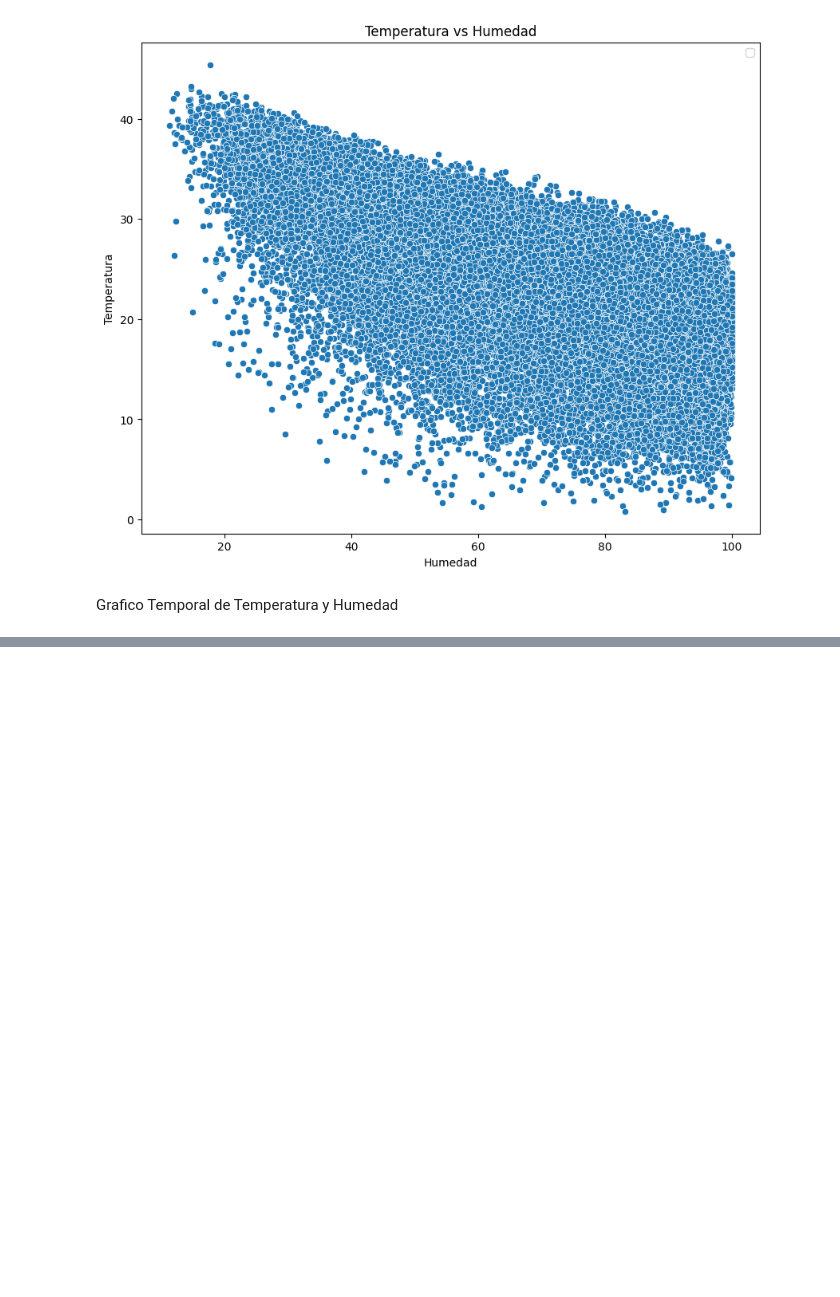
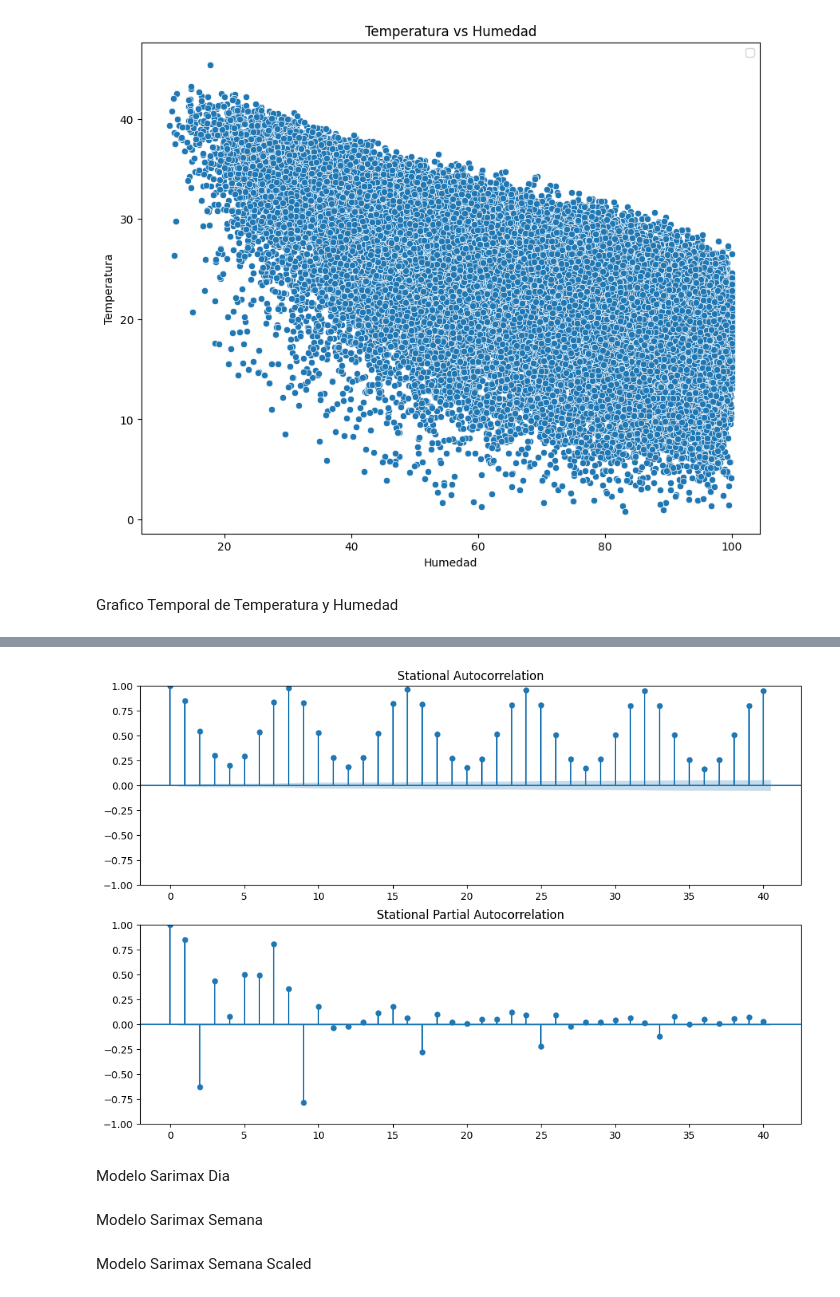
Before and after one commit to MauricioGaleano017/1erParcialIA_Fiuna, a Jupyter notebook: TPIATemperatura.ipynb, the cells around one changed output, grey strips where cells are left out. Drawn from its saved outputs; the diff is of its cells as text; code cells hidden in the pictures; blank space fills up the shorter version.

```diff
--- a/TPIATemperatura.ipynb
+++ b/TPIATemperatura.ipynb
@@ -21,7 +32,7 @@ import itertools
 # %% [markdown]
 Importacion del Archivo CSV
 # %%
-Data=pd.read_csv(r'/content/drive/MyDrive/Temp_Asu20092021.csv')
+Data=pd.read_csv(r'/content/Temp_Asu20092021.csv')
 
 Data['Fecha'] = pd.to_datetime(Data['Fecha'])
 
@@ -184,0 +208,12 @@ pred_arima_dynamic_false = results_arima_dynamic_false.predict(start='2020-01-01
+# %%
+fig, (ax1, ax2) = plt.subplots(2, 1, figsize=(12, 8))
+sm.graphics.tsa.plot_acf(result.seasonal, lags=40, ax=ax1)
+ax1.set_title('Stational Autocorrelation')
+sm.graphics.tsa.plot_pacf(result.seasonal, lags=40, ax=ax2)
+
+plt.title('Stational Partial Autocorrelation')
+plt.show()
+# %% [output]
+[figure, added]
+# %% [markdown]
+Modelo Sarimax Dia
@@ -184,0 +224,2 @@ pred_arima_dynamic_false = results_arima_dynamic_false.predict(start='2020-01-01
+# %% [markdown]
+Modelo Sarimax Semana
@@ -184,0 +230,2 @@ pred_arima_dynamic_false = results_arima_dynamic_false.predict(start='2020-01-01
+# %% [markdown]
+Modelo Sarimax Semana Scaled
```
Also changed, not shown: parts of 29 cells of this notebook.
